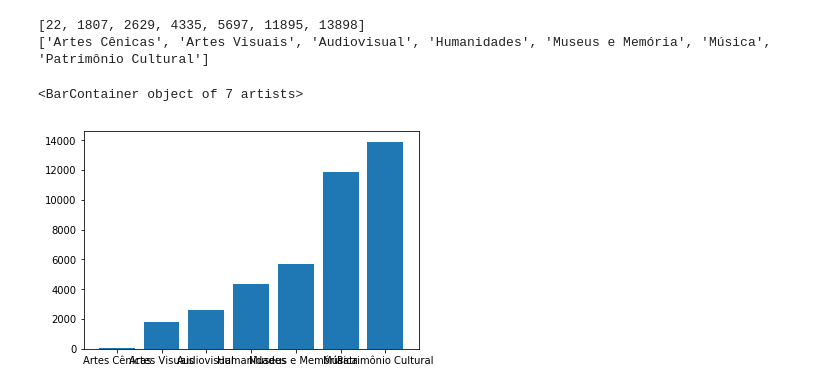
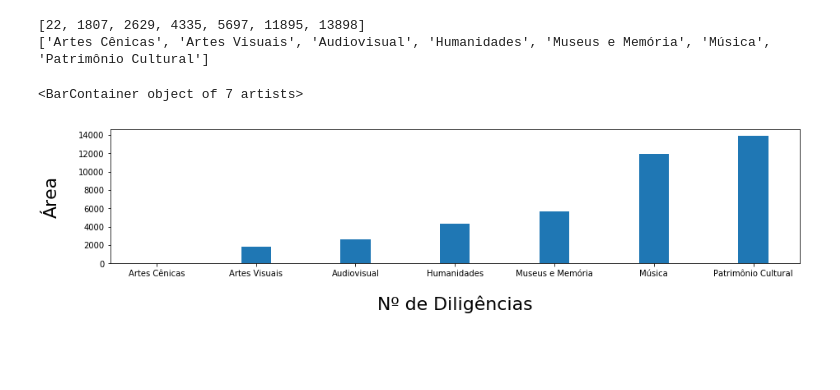
Before and after one commit to lappis-unb/salic-ml, a Jupyter notebook: notebooks/diligencies-metrics.ipynb, the cells around one changed output. Cells and saved outputs as stored; diff of their text form; code cells hidden in the pictures; blank space fills up the shorter version.

Commit message:
Updage bar of diligencies per project area
Co-authored-by: Marlon Mendes <marlonciriatico@gmail.com>
Co-authored-by: Luciano Prestes Cavalcanti <lucianopcbr@gmail.com>

```diff
--- a/notebooks/diligencies-metrics.ipynb
+++ b/notebooks/diligencies-metrics.ipynb
@@ -289,8 +289,13 @@ print(areas_names)
 # %% [output]
 [22, 1807, 2629, 4335, 5697, 11895, 13898]
 ['Artes Cênicas', 'Artes Visuais', 'Audiovisual', 'Humanidades', 'Museus e Memória', 'Música', 'Patrimônio Cultural']
-# %%
-plt.bar(areas_names, diligencies_per_area)
-# %% [output]
-<BarContainer object of 7 artists>
-[figure, removed]
+# %%
+plt.figure(figsize=(15, 3))
+
+plt.ylabel('Área', fontsize = 22, labelpad = 22)
+plt.xlabel('Nº de Diligências', fontsize = 22, labelpad = 22)
+
+plt.bar(areas_names, diligencies_per_area, align='center', width=0.3)
+# %% [output]
+<BarContainer object of 7 artists>
+[figure, added]
```
Also changed, not shown: parts of 1 cell of this notebook.
